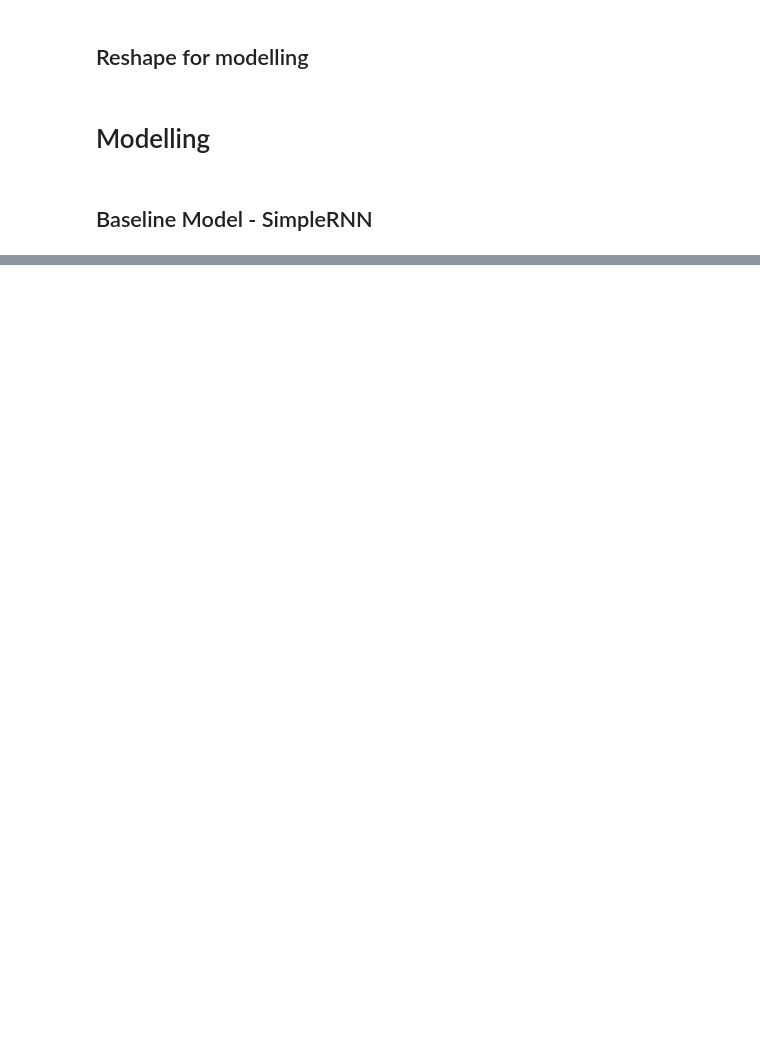
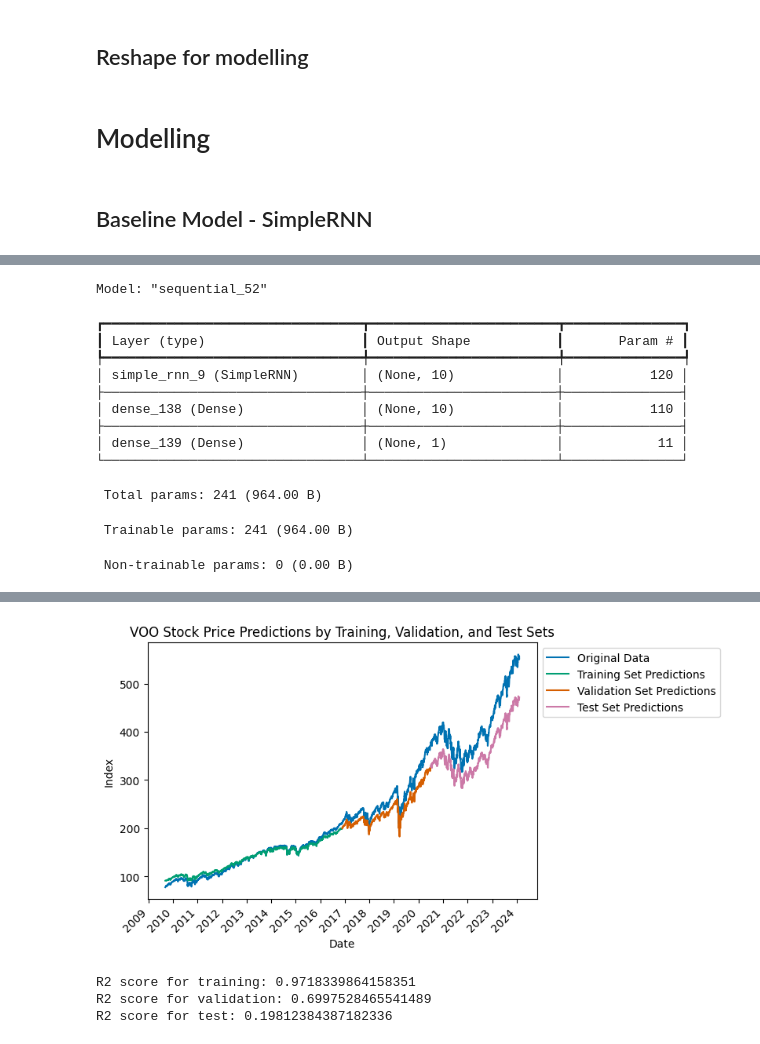
Before and after one commit to moscmh/portfolio, a Jupyter notebook: Time_Series/Tickers/voo.ipynb, the cells around one changed output, grey strips where cells are left out. Drawn from its saved outputs; the diff is of its cells as text; code cells hidden in the pictures; blank space fills up the shorter version.

Commit message:
Tuned model

```diff
--- a/Time_Series/Tickers/voo.ipynb
+++ b/Time_Series/Tickers/voo.ipynb
@@ -256,0 +221,26 @@ R2 score for test: -1.5623826785952821
+# %%
+# Modelling
+model = tf.keras.Sequential()
+
+model.add(layers.SimpleRNN(10, input_shape=(1, window_size), activation='relu'))
+model.add(layers.Dense(10, activation='relu'))
+model.add(layers.Dense(1))
+
+model.compile(optimizer='adam', loss='mean_squared_error')
+model.summary()
+
+model_eval(model, 5)
+# %% [output]
+Model: "sequential_52"
+┏━━━━━━━━━━━━━━━━━━━━━━━━━━━━━━━━━┳━━━━━━━━━━━━━━━━━━━━━━━━┳━━━━━━━━━━━━━━━┓
+┃ Layer (type)                    ┃ Output Shape           ┃       Param # ┃
+┡━━━━━━━━━━━━━━━━━━━━━━━━━━━━━━━━━╇━━━━━━━━━━━━━━━━━━━━━━━━╇━━━━━━━━━━━━━━━┩
+│ simple_rnn_9 (SimpleRNN)        │ (None, 10)             │           120 │
+├─────────────────────────────────┼────────────────────────┼───────────────┤
+│ dense_138 (Dense)               │ (None, 10)             │           110 │
+├─────────────────────────────────┼────────────────────────┼───────────────┤
+│ dense_139 (Dense)               │ (None, 1)              │            11 │
+└─────────────────────────────────┴────────────────────────┴───────────────┘
+ Total params: 241 (964.00 B)
+ Trainable params: 241 (964.00 B)
+ Non-trainable params: 0 (0.00 B)
@@ -256,0 +260,4 @@ R2 score for test: -1.5623826785952821
+[figure, added]
+R2 score for training: 0.9718339864158351
+R2 score for validation: 0.6997528465541489
+R2 score for test: 0.19812384387182336
```
Also changed, not shown: parts of 12 cells of this notebook.
